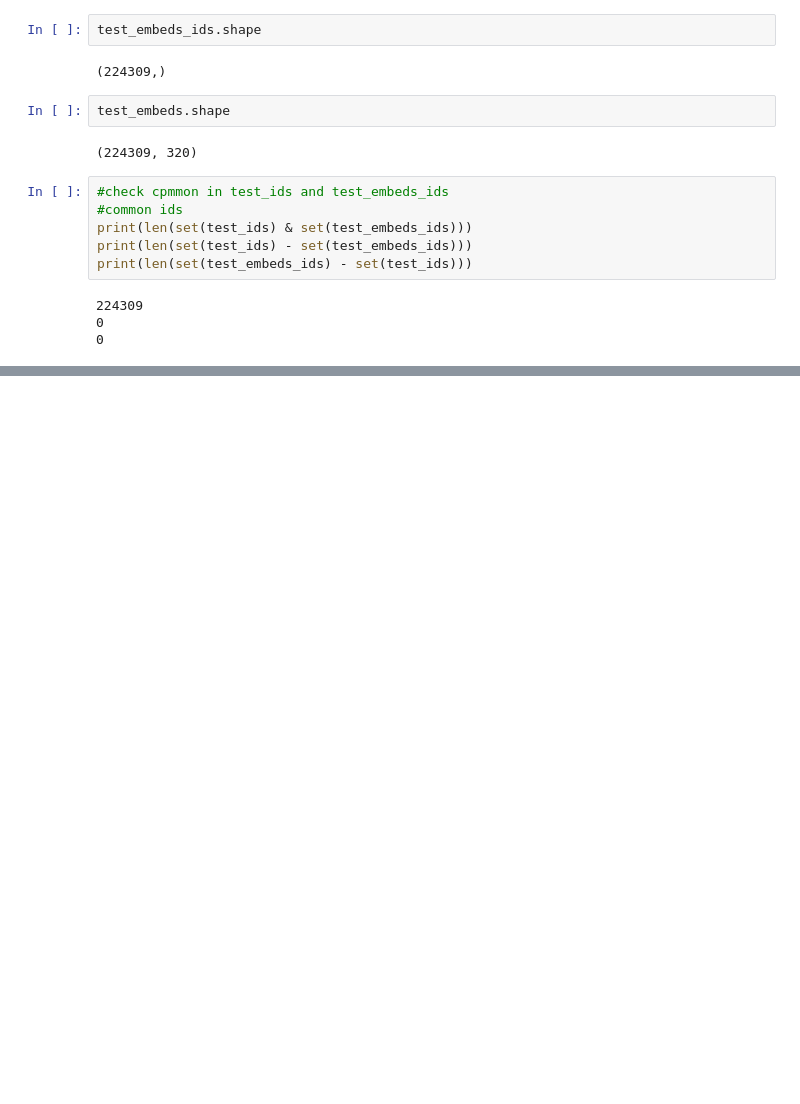
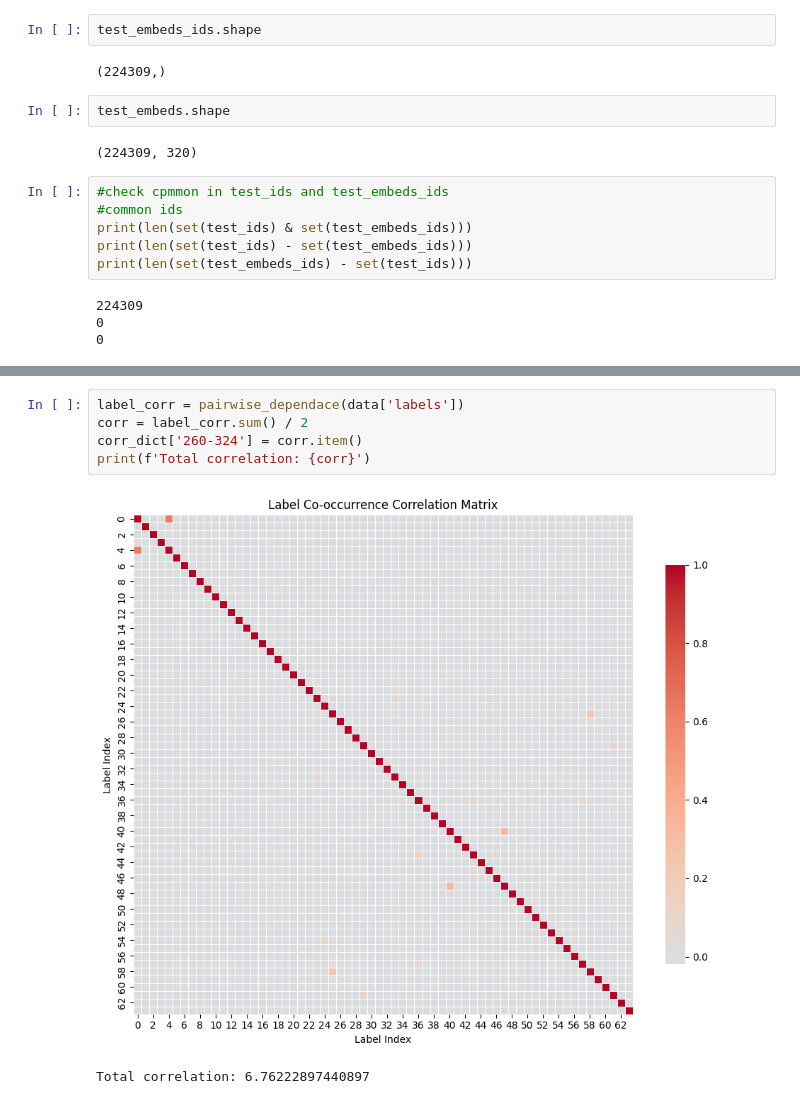
Before and after one commit to tnshp/CAFA6_embeds_model, a Jupyter notebook: dataset_analysis.ipynb, the cells around one changed output, grey strips where cells are left out. Saved outputs shown, nothing was run; the diff lists cells and outputs as text; blank space fills up the shorter version.

```diff
--- a/dataset_analysis.ipynb
+++ b/dataset_analysis.ipynb
@@ -466,0 +550,8 @@ print(len(set(test_embeds_ids) - set(test_ids)))
+# %%
+label_corr = pairwise_dependace(data['labels'])
+corr = label_corr.sum() / 2
+corr_dict['260-324'] = corr.item()
+print(f'Total correlation: {corr}')
+# %% [output]
+[figure, added]
+Total correlation: 6.76222897440897
```
Also changed, not shown: parts of 13 cells of this notebook, 1 other file.
